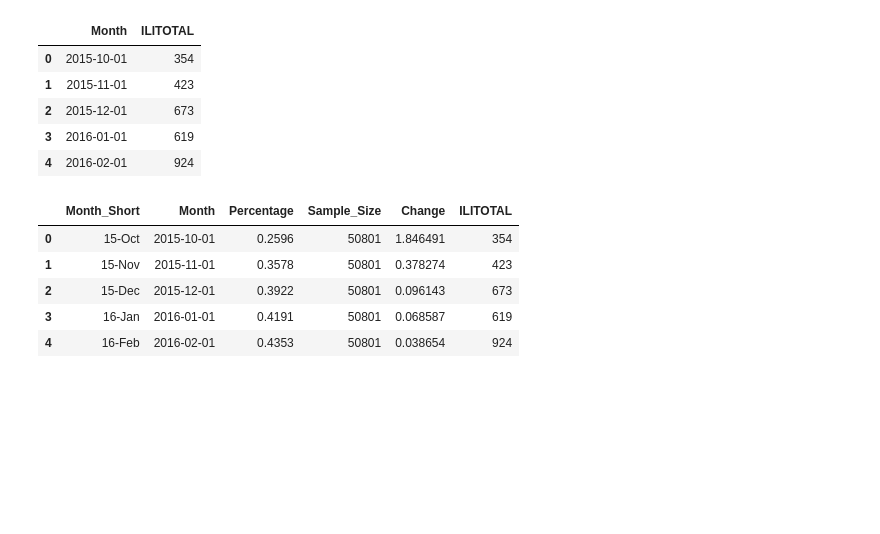
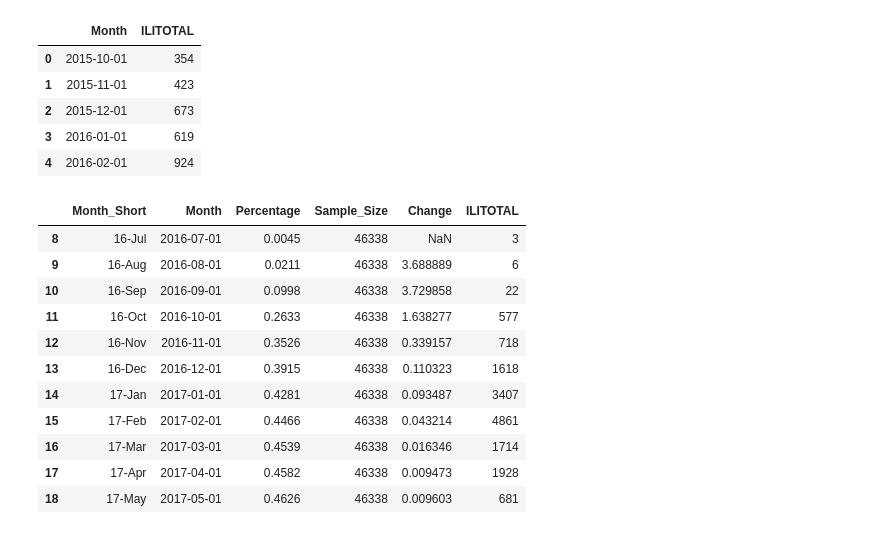
Before and after one commit to giolee88/FluTracker, a Jupyter notebook: Code/Vaccine.ipynb, the cells around one changed output. Cells and saved outputs as stored; diff of their text form; code cells hidden in the pictures; blank space fills up the shorter version.

```diff
--- a/Code/Vaccine.ipynb
+++ b/Code/Vaccine.ipynb
@@ -89,14 +89,25 @@ sortedILI.head()
 # %%
 #Merge the two dataframes into one (Be one with the force Luke!)
 merge_table = pd.merge(vacc15_17, sortedILI, on="Month")
-merge_table.head()
+#merge_table
+perc15_16 = merge_table.loc[merge_table["Sample_Size"] ==50801,:]
+perc15_16
+
+perc16_17 = merge_table.loc[merge_table["Sample_Size"] ==46338,:]
+perc16_17
 # %% [output]
 |  | Month_Short | Month | Percentage | Sample_Size | Change | ILITOTAL |
-| 0 | 15-Oct | 2015-10-01 | 0.2596 | 50801 | 1.846491 | 354 |
-| 1 | 15-Nov | 2015-11-01 | 0.3578 | 50801 | 0.378274 | 423 |
-| 2 | 15-Dec | 2015-12-01 | 0.3922 | 50801 | 0.096143 | 673 |
-| 3 | 16-Jan | 2016-01-01 | 0.4191 | 50801 | 0.068587 | 619 |
-| 4 | 16-Feb | 2016-02-01 | 0.4353 | 50801 | 0.038654 | 924 |
+| 8 | 16-Jul | 2016-07-01 | 0.0045 | 46338 | NaN | 3 |
+| 9 | 16-Aug | 2016-08-01 | 0.0211 | 46338 | 3.688889 | 6 |
+| 10 | 16-Sep | 2016-09-01 | 0.0998 | 46338 | 3.729858 | 22 |
+| 11 | 16-Oct | 2016-10-01 | 0.2633 | 46338 | 1.638277 | 577 |
+| 12 | 16-Nov | 2016-11-01 | 0.3526 | 46338 | 0.339157 | 718 |
+| 13 | 16-Dec | 2016-12-01 | 0.3915 | 46338 | 0.110323 | 1618 |
+| 14 | 17-Jan | 2017-01-01 | 0.4281 | 46338 | 0.093487 | 3407 |
+| 15 | 17-Feb | 2017-02-01 | 0.4466 | 46338 | 0.043214 | 4861 |
+| 16 | 17-Mar | 2017-03-01 | 0.4539 | 46338 | 0.016346 | 1714 |
+| 17 | 17-Apr | 2017-04-01 | 0.4582 | 46338 | 0.009473 | 1928 |
+| 18 | 17-May | 2017-05-01 | 0.4626 | 46338 | 0.009603 | 681 |
 # %%
 #Create a variable for the x-axis and variables for y axis data
 x_axis = np.arange(len(merge_table))
```
Also changed, not shown: parts of 3 cells of this notebook, 4 other files.
